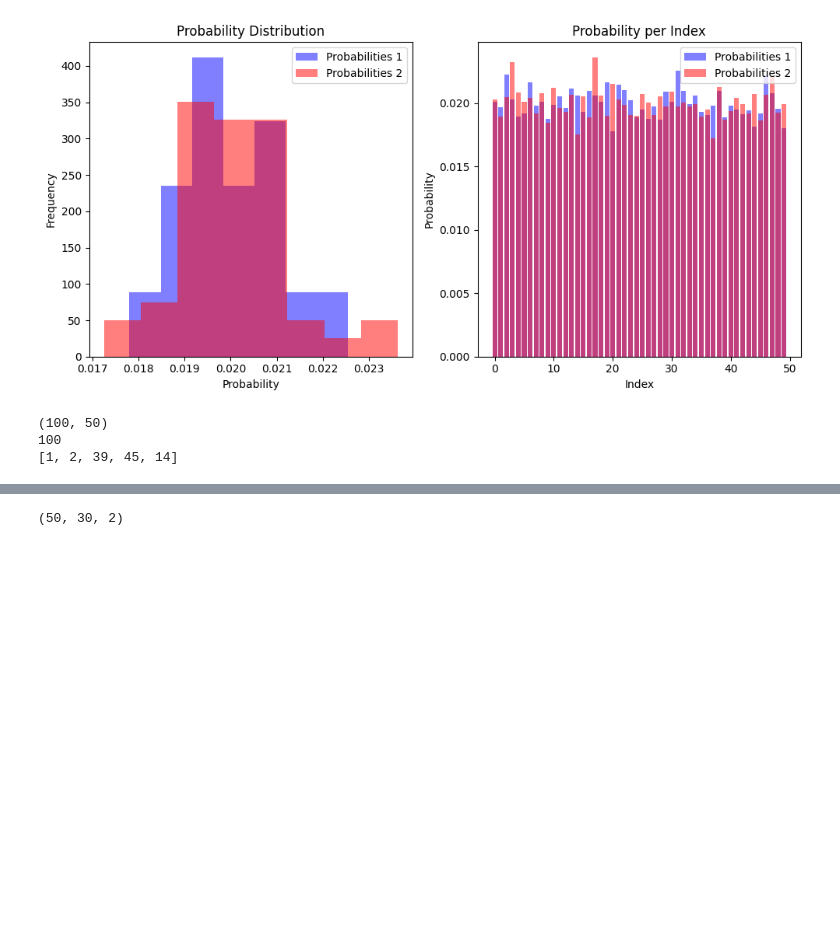
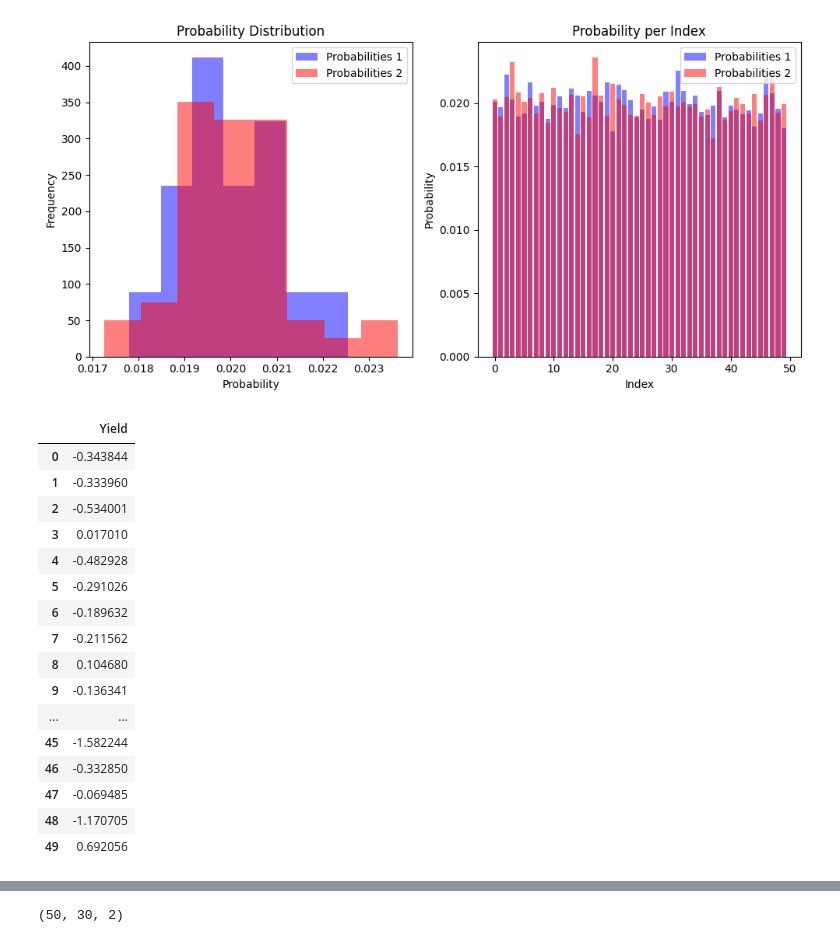
Before and after one commit to cjGO/breeder_agent, a Jupyter notebook: test.ipynb, the cells around one changed output, grey strips where cells are left out. Saved outputs shown, nothing was run; the diff lists cells and outputs as text; code cells hidden in the pictures; blank space fills up the shorter version.

```diff
--- a/test.ipynb
+++ b/test.ipynb
@@ -349,0 +517,14 @@ reshape haplo (50, 30, 2)
+# %%
+initial_population =  reshape_pop(maizeHaplo)
+genetic_map = return_genetic_map_df(markerEffects, nChr, geneticMap)
+reshapeHaplo = reshape_pop(maizeHaplo)
+np.save('mypop', reshapeHaplo)
+print(f'reshape haplo {reshapeHaplo.shape}')
+population_size = int(nInd)
+marker_count = int((segSites * nChr))
+chromosome_number = int(nChr)
+max_generation = 10
+heritability = .5
+
+
+farm  = BreedingProgram(initial_population, genetic_map, population_size, marker_count, chromosome_number, max_generation, heritability)
@@ -349,0 +533,14 @@ reshape haplo (50, 30, 2)
+# %%
+#Train loop
+
+#1 get actor output
+agent_state = farm.current_population.reshape(1, *farm.current_population.shape)
+# this is the selected parents in order e.g. paired 0/1 , 2/3 , 4/5 ... by index of the input
+actor_output = farm.actor.predict(agent_state)
+
+#2 process actor output
+# we will use this for input to the critic model
+# these are also the selections, so we need to get the pairs of parents, then make the crosses to get next gen
+selected_pairs = [select_parent(x) for x in actor_output[0,:,:]]
+selected_array = np.array([selected_pairs[i:i+2] for i in range(0, len(selected_pairs), 2)])
+next_generation = farm.simulator.cross(farm.current_population[selected_array])
@@ -349,0 +647,14 @@ reshape haplo (50, 30, 2)
+# %%
+initial_population =  reshape_pop(maizeHaplo)
+genetic_map = return_genetic_map_df(markerEffects, nChr, geneticMap)
+reshapeHaplo = reshape_pop(maizeHaplo)
+np.save('mypop', reshapeHaplo)
+print(f'reshape haplo {reshapeHaplo.shape}')
+population_size = int(nInd)
+marker_count = int((segSites * nChr))
+chromosome_number = int(nChr)
+max_generation = 10
+heritability = .5
+
+
+farm  = BreedingProgram(initial_population, genetic_map, population_size, marker_count, chromosome_number, max_generation, heritability)
@@ -539,10 +761,20 @@ index_pairs = list(zip(selected_pairs[::2], selected_pairs[1::2]))
-# %%
-print(actor_output[0,:,:].shape) # 50, 100
-#go to 100 indexes
-selected_pairs = [select_parent(x) for x in actor_output[0,:,:]]
-print(len(selected_pairs)) # 50
-print(selected_pairs[:5])
-# %% [output]
-(100, 50)
-100
-[1, 2, 39, 45, 14]
+# %%
+farm.simulator.GEBV(next_generation)
+# %% [output]
+|  | Yield |
+| 0 | -0.343844 |
+| 1 | -0.333960 |
+| 2 | -0.534001 |
+| 3 | 0.017010 |
+| 4 | -0.482928 |
+| 5 | -0.291026 |
+| 6 | -0.189632 |
+| 7 | -0.211562 |
+| 8 | 0.104680 |
+| 9 | -0.136341 |
+| ... | ... |
+| 45 | -1.582244 |
+| 46 | -0.332850 |
+| 47 | -0.069485 |
+| 48 | -1.170705 |
+| 49 | 0.692056 |
```
Also changed, not shown: parts of 26 cells of this notebook.
